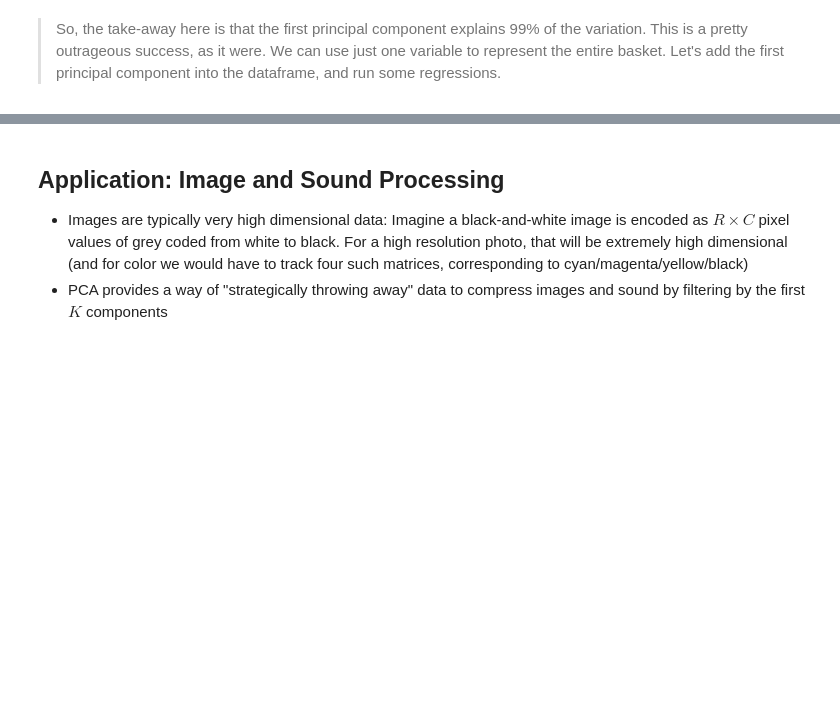
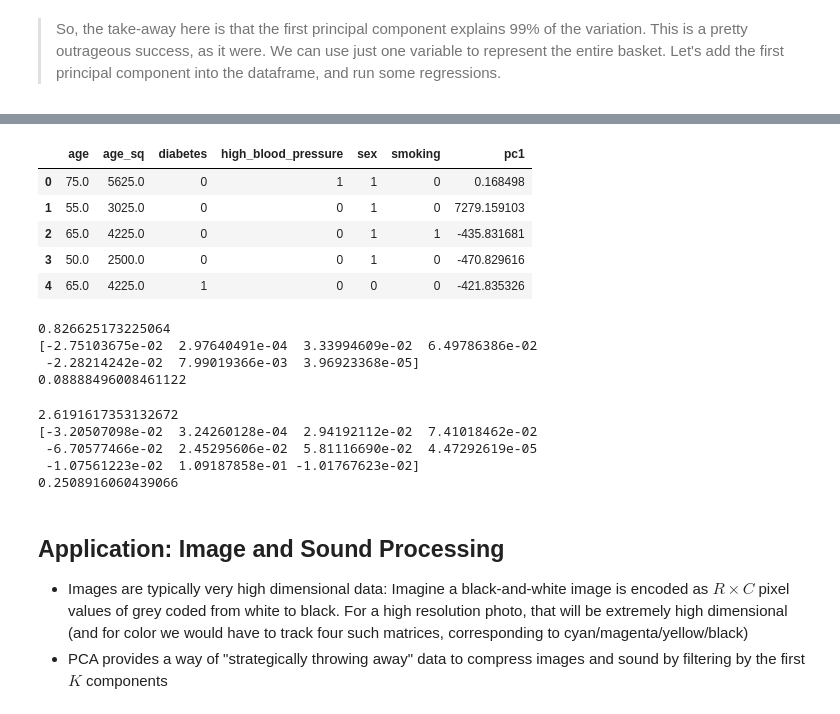
Before and after one commit to zwt4pb/PCA, a Jupyter notebook: pca.ipynb, the cells around one changed output, grey strips where cells are left out. Saved outputs shown, nothing was run; the diff lists cells and outputs as text; code cells hidden in the pictures; blank space fills up the shorter version.

```diff
--- a/pca.ipynb
+++ b/pca.ipynb
@@ -392,16 +393,9 @@ print(eig_val)
 # %% [markdown]
 > So, the take-away here is that the first principal component explains 99% of the variation. This is a pretty outrageous success, as it were. We can use just one variable to represent the entire basket. Let's add the first principal component into the dataframe, and run some regressions.
 # %%
-
-
-
-
-
-
-# Step 3: Compute Feature Matrix
-L = 3 # Number of principal components to use
+## Extract first principal component:
+L = 1 # Number of principal components to use
 components = eig_vect[:,0:L]
 x_means = x_means[:L]
-
-# Step 4: Transform Variables
-transformed = Z_house @ components +x_means # Multiple original data times the principal componenet filter, plus the mean
+transformed = Z_heart @ components +x_means
+df_heart['pc1'] = transformed
@@ -408,3 +411,46 @@ transformed = Z_house @ components +x_means # Multiple original data times the p
+# %%
+# Linear regression with first pca
+df_heart['age_sq'] = df_heart['age']**2
+ctrl = ['age', 'age_sq', 'diabetes', 'high_blood_pressure', 'sex', 'smoking', 'pc1']
+
+X = df_heart.loc[:,ctrl]
+y = df_heart['DEATH_EVENT']
+X.head()
+# %% [output]
+|  | age | age_sq | diabetes | high_blood_pressure | sex | smoking | pc1 |
+| 0 | 75.0 | 5625.0 | 0 | 1 | 1 | 0 | 0.168498 |
+| 1 | 55.0 | 3025.0 | 0 | 0 | 1 | 0 | 7279.159103 |
+| 2 | 65.0 | 4225.0 | 0 | 0 | 1 | 1 | -435.831681 |
+| 3 | 50.0 | 2500.0 | 0 | 0 | 1 | 0 | -470.829616 |
+| 4 | 65.0 | 4225.0 | 1 | 0 | 0 | 0 | -421.835326 |
+# %%
+from sklearn.linear_model import LinearRegression
+reg = LinearRegression().fit(X,y)
+print(reg.intercept_) # Intercept value
+print(reg.coef_) # Regression coefficients
+print(reg.score(X, y)) # R squared measure
+# %% [output]
+0.826625173225064
+[-2.75103675e-02  2.97640491e-04  3.33994609e-02  6.49786386e-02
+ -2.28214242e-02  7.99019366e-03  3.96923368e-05]
+0.08888496008461122
+# %%
+# Linear regression with all the variables
+df_heart['age_sq'] = df_heart['age']**2
+ctrl = ['age', 'age_sq', 'diabetes', 'high_blood_pressure', 'sex', 'smoking',
+        'anaemia', 'creatinine_phosphokinase', 'ejection_fraction', 'serum_creatinine', 'serum_sodium']
+X = df_heart.loc[:,ctrl]
+y = df_heart['DEATH_EVENT']
+reg = LinearRegression().fit(X,y)
+print(reg.intercept_) # Intercept value
+print(reg.coef_) # Regression coefficients
+print(reg.score(X, y)) # R squared measure
+# %% [output]
+2.6191617353132672
+[-3.20507098e-02  3.24260128e-04  2.94192112e-02  7.41018462e-02
+ -6.70577466e-02  2.45295606e-02  5.81116690e-02  4.47292619e-05
+ -1.07561223e-02  1.09187858e-01 -1.01767623e-02]
+0.2508916060439066
 # %% [markdown]
 ## Application: Image and Sound Processing
 - Images are typically very high dimensional data: Imagine a black-and-white image is encoded as $R \times C$ pixel values of grey coded from white to black. For a high resolution photo, that will be extremely high dimensional (and for color we would have to track four such matrices, corresponding to cyan/magenta/yellow/black)
```
Also changed, not shown: parts of 3 cells of this notebook.
